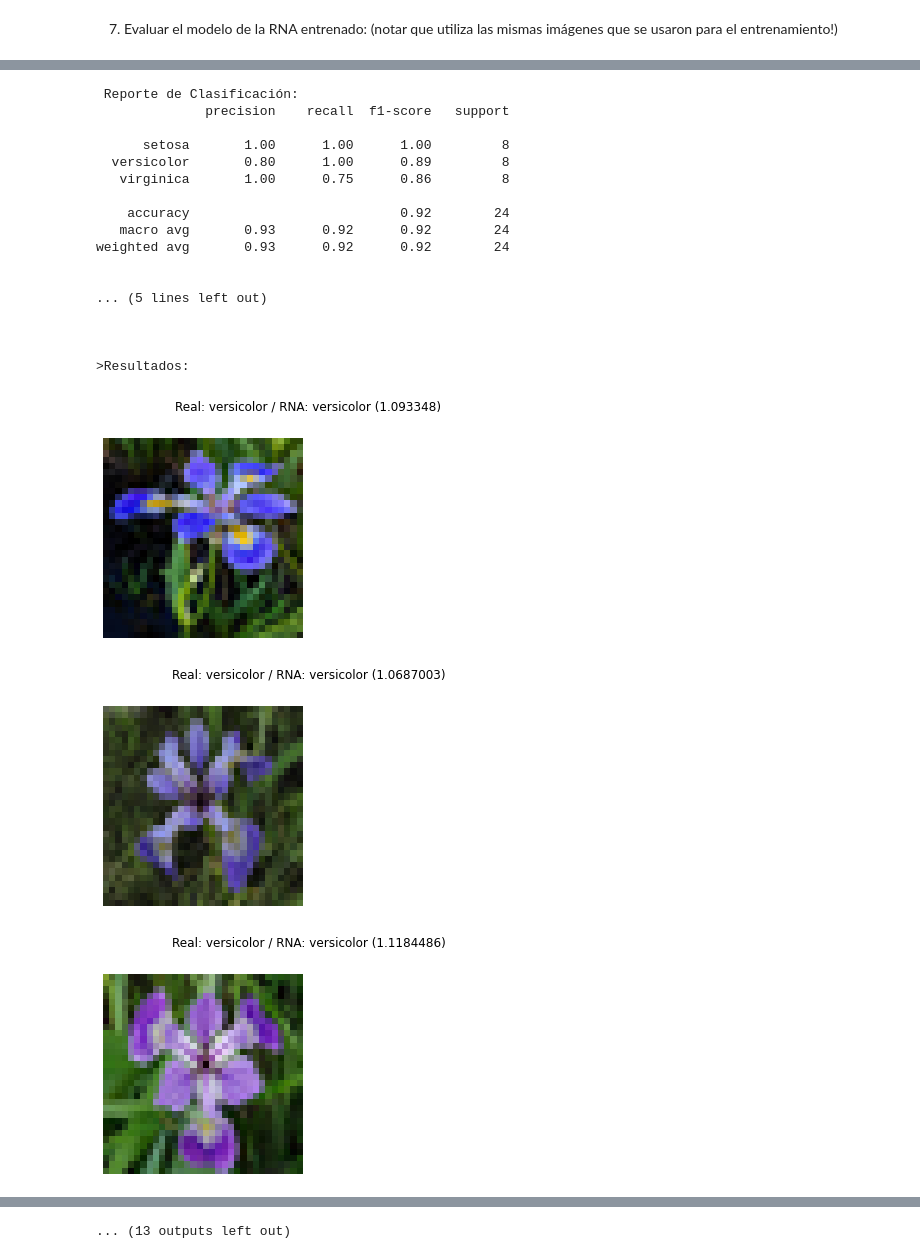
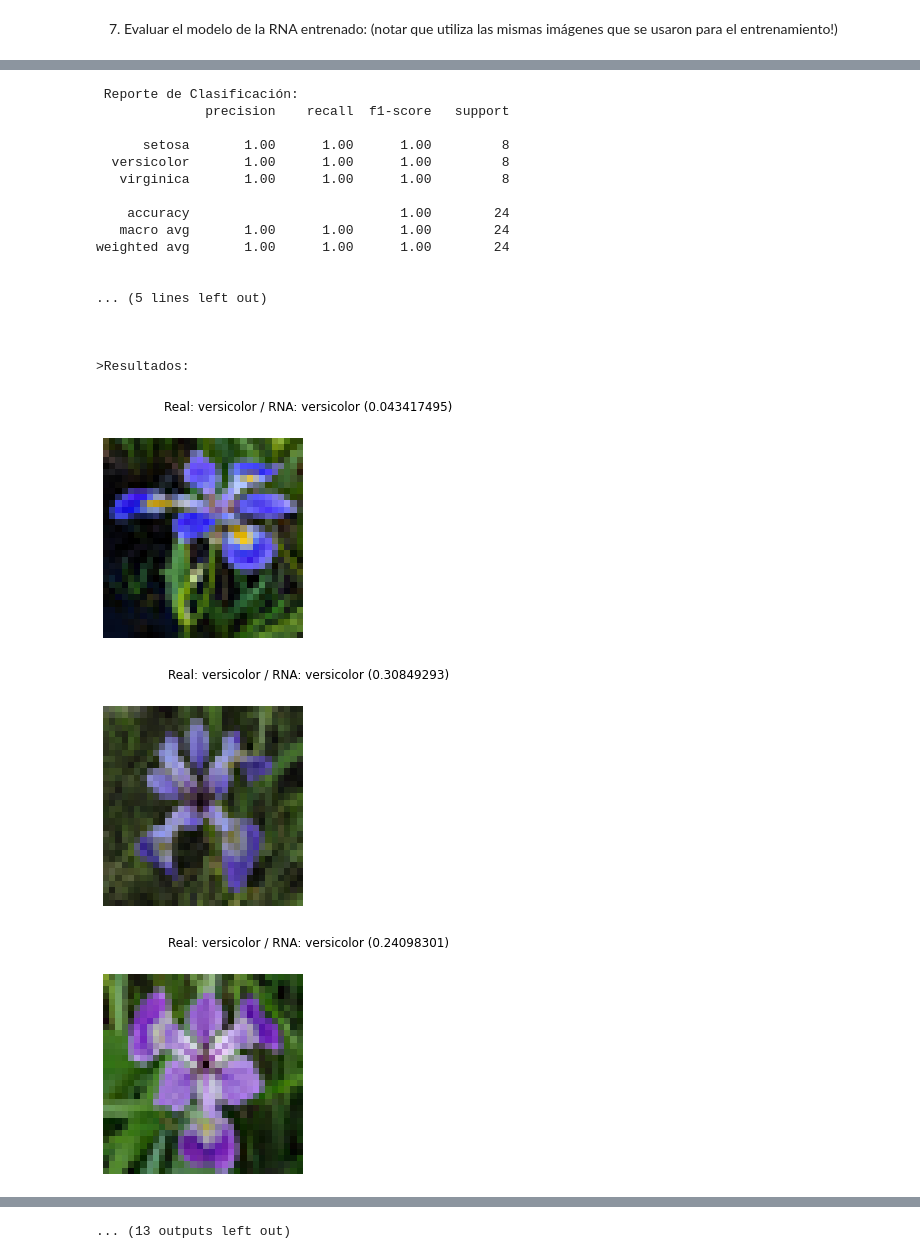
Before and after one commit to PGP-MachineLearning/demoIRIS, a Jupyter notebook: RNA MLP Imag IRIS.ipynb, the cells around one changed output, grey strips where cells are left out. Saved outputs shown, nothing was run; the diff lists cells and outputs as text; code cells hidden in the pictures.

```diff
--- a/RNA MLP Imag IRIS.ipynb
+++ b/RNA MLP Imag IRIS.ipynb
@@ -47,7 +46,7 @@ num_outputs = 1
 hidden_layers = [ 392, 56, 32 ]
 
 # cantidad de épocas del entrenamiento
-cantEpocas = 100
+cantEpocas = 250
 
 print("Configuración de RNA MLP Backpropagation definida: [", num_inputs, hidden_layers, num_outputs," ] ")
 # %% [output]
@@ -224,6 +238,7 @@ print("\n")
 predClass = model.predict(x_train)
 
 # muestra los resultados con las imágenes
+umbralClas = 0.5
 classPreds = []
 classReal = []
 for i in range(len(x_train)):
@@ -231,7 +246,17 @@ for i in range(len(x_train)):
     # prepara salida
     clReal = classes_ori[i]
     idclPred = predClass[i][0]
-    clPred = SPECIES[ int(idclPred) ]
+
+    ## determina clase predecida de acuerdo al umbral de clasificación
+    idclPredRnd = int(idclPred)
+    if (idclPred - idclPredRnd)>0.5 and (idclPredRnd+1)<len(SPECIES):
+            idclPredRnd = idclPredRnd + 1
+
+    if idclPredRnd<0 or idclPredRnd>=len(SPECIES):
+        clPred = "INVÁLIDA!"
+    else:
+        clPred = SPECIES[ idclPredRnd ]
+
 
     classReal.append( clReal )
     classPreds.append( clPred )
@@ -239,11 +264,9 @@ for i in range(len(x_train)):
     strTitulo = 'Real: ' + clReal + ' / RNA: '
     strTitulo = strTitulo + clPred + ' (' + str( idclPred ) +')'
 
-    # prepara para mostrar
+    # muestra comparación con la imagen
     fig = plt.figure()
     fig.suptitle( strTitulo )
-
-    # muestra la real
     ax1 = fig.add_subplot(121)
     plot_image(x_train[i])
 
@@ -252,39 +275,39 @@ for i in range(len(x_train)):
 
 # muestra reporte de clasificación
 print("\n Reporte de Clasificación: ")
 print(classification_report(classReal, classPreds))
 
 # muestra matriz de confusion
 print('\nMatriz de Confusión: ')
 cm = confusion_matrix(classReal, classPreds, labels=SPECIES)
 cmtx = pd.DataFrame(
     cm,
     index=['r:{:}'.format(x) for x in SPECIES],
     columns=['p:{:}'.format(x) for x in SPECIES]
   )
 print(cmtx)
 print("\n")
 
 print("\n>Resultados: ")
 # %% [output]
  Reporte de Clasificación:
               precision    recall  f1-score   support
 
       setosa       1.00      1.00      1.00         8
-  versicolor       0.80      1.00      0.89         8
-   virginica       1.00      0.75      0.86         8
+  versicolor       1.00      1.00      1.00         8
+   virginica       1.00      1.00      1.00         8
 
-    accuracy                           0.92        24
-   macro avg       0.93      0.92      0.92        24
-weighted avg       0.93      0.92      0.92        24
+    accuracy                           1.00        24
+   macro avg       1.00      1.00      1.00        24
+weighted avg       1.00      1.00      1.00        24
 
 
 ... (5 lines left out)
 
 
 
 >Resultados:
-[figure, old version]
+[figure, new version]
-[figure, old version]
+[figure, new version]
-[figure, old version]
+[figure, new version]
 [figure]
```
Also changed, not shown: parts of 6 cells of this notebook.
